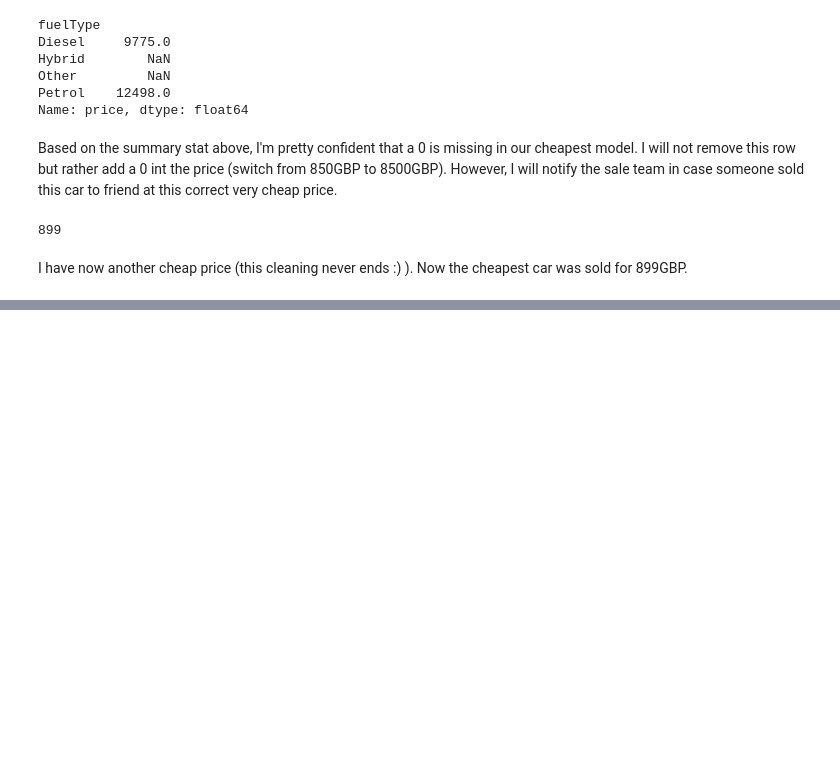
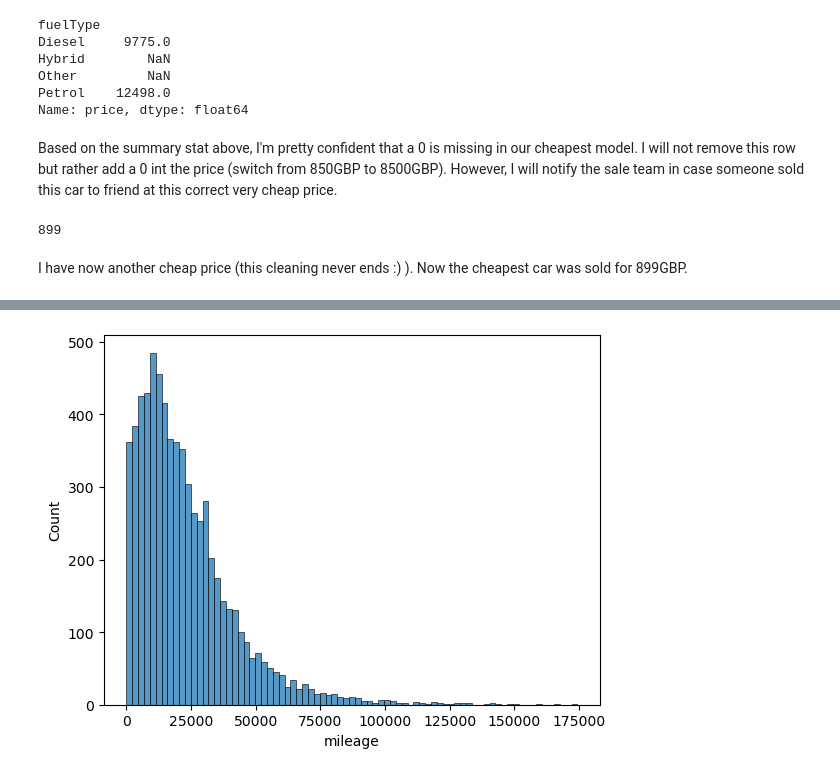
Before and after one commit to flylight-max/project-Datacamp, a Jupyter notebook: my_analysis_car_sales.ipynb, the cells around one changed output, grey strips where cells are left out. Drawn from its saved outputs; the diff is of its cells as text; code cells hidden in the pictures; blank space fills up the shorter version.

```diff
--- a/my_analysis_car_sales.ipynb
+++ b/my_analysis_car_sales.ipynb
@@ -241,0 +302,7 @@ I have now another cheap price (this cleaning never ends :) ). Now the cheapest
+# %%
+print(cheapests)
+to_be_removed = car_sales.iloc[289]
+car_sales.drop(index=289, axis=0, inplace=True)
+upper_price , lower_price = outliers(car_sales,"price")
+cars_lower = car_sales[car_sales["price"] <= 1000]
+print(cars_lower)
@@ -286,0 +341,5 @@ print(potential_e_cars.head())
+# %%
+sns.histplot(car_sales["mileage"])
+plt.show()
+# %% [output]
+[figure, added]
```
Also changed, not shown: parts of 31 cells of this notebook.
